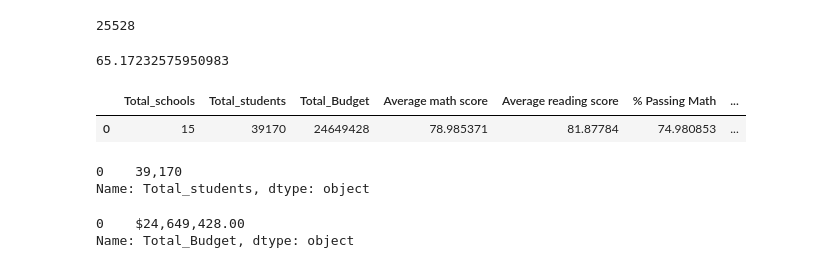
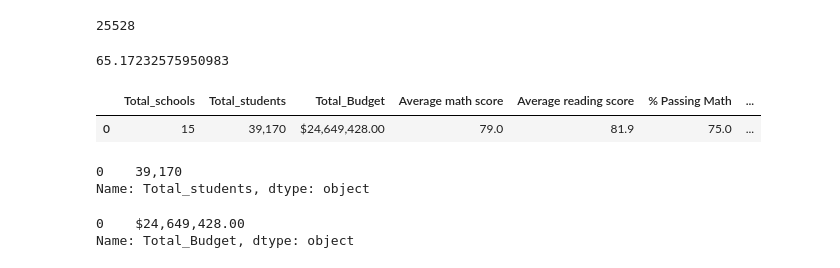
Before and after one commit to Ayesha-da/School_District_Analysis, a Jupyter notebook: PyCitySchools.ipynb, the cells around one changed output. Saved outputs shown, nothing was run; the diff lists cells and outputs as text; code cells hidden in the pictures.

```diff
--- a/PyCitySchools.ipynb
+++ b/PyCitySchools.ipynb
@@ -344,11 +344,24 @@ overall_passing_percentage
 # %%
 #Adding a list of values with keys to create a new dataframe
 district_summary_df= pd.DataFrame([{"Total_schools":school_count1,"Total_students":student_count,"Total_Budget":total_budget,"Average math score":average_math_score,"Average reading score":average_reading_score,"% Passing Math": passing_math_percentage,"% Passing Reading": passing_reading_percentage,
 "% Overall Passing": overall_passing_percentage}])
 district_summary_df
+# Format the "Total Students" to have the comma for a thousands separator.
+district_summary_df["Total_students"] = district_summary_df["Total_students"].map("{:,}".format)
+# Format the "Total Budget" to have the comma for a thousands separator, a decimal separator and a "$".
+district_summary_df["Total_Budget"] = district_summary_df["Total_Budget"].map("${:,.2f}".format)
+# Format the columns.
+district_summary_df["Average math score"] = district_summary_df["Average math score"].map("{:.1f}".format)
+district_summary_df["Average reading score"] = district_summary_df["Average reading score"].map("{:.1f}".format)
+district_summary_df["% Passing Math"] = district_summary_df["% Passing Math"].map("{:.1f}".format)
+district_summary_df["% Passing Reading"] = district_summary_df["% Passing Reading"].map("{:.1f}".format)
+district_summary_df["% Overall Passing"] = district_summary_df["% Overall Passing"].map("{:.1f}".format)
+
+# Display the data frame
+district_summary_df
 # %% [output]
 |  | Total_schools | Total_students | Total_Budget | Average math score | Average reading score | % Passing Math | ... |
-| 0 | 15 | 39170 | 24649428 | 78.985371 | 81.87784 | 74.980853 | ... |
+| 0 | 15 | 39,170 | $24,649,428.00 | 79.0 | 81.9 | 75.0 | ... |
 # %%
 # Format the "Total Students" to have the comma for a thousands separator.
 district_summary_df["Total_students"] = district_summary_df["Total_students"].map("{:,}".format)
```
Also changed, not shown: parts of 1 cell of this notebook, 15 other files.
